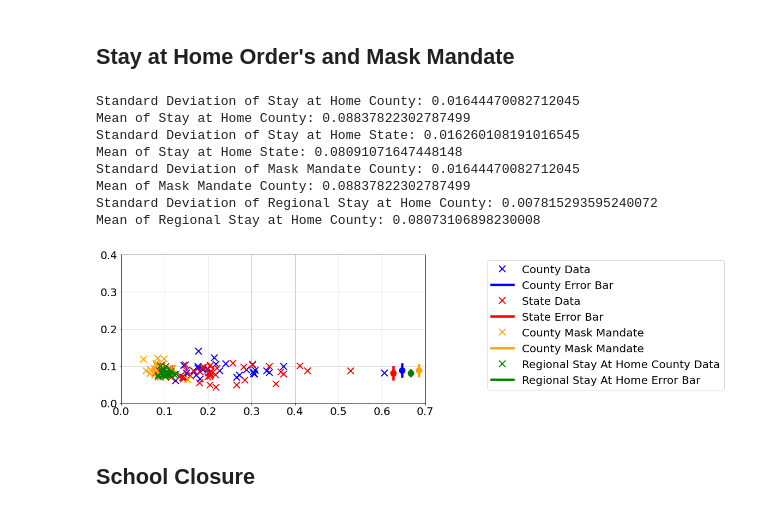
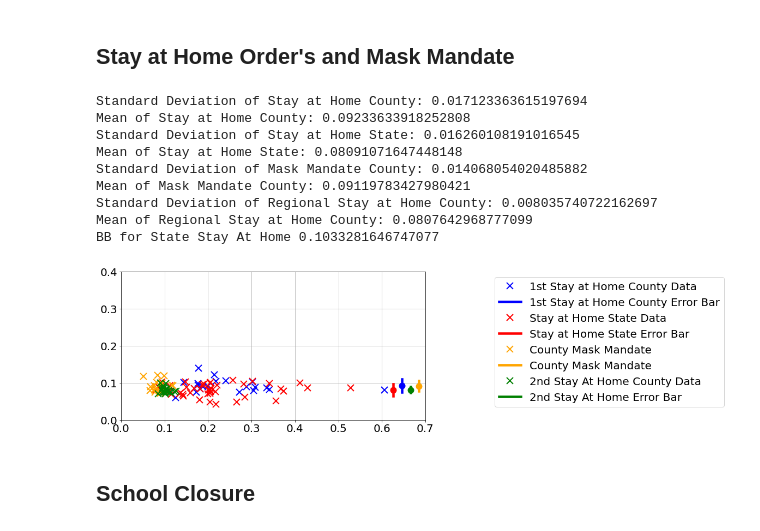
Before and after one commit to holiday-pettijohn/COVID-Tracking-Biola-Summer, a Jupyter notebook: Code/State and County Measures.ipynb, the cells around one changed output. Saved outputs shown, nothing was run; the diff lists cells and outputs as text; code cells hidden in the pictures.

Commit message:
Finished plotting of stuff

```diff
--- a/Code/State and County Measures.ipynb
+++ b/Code/State and County Measures.ipynb
@@ -1098,7 +1099,7 @@ fig,ax = plt.subplots(figsize = (10,5))
 
 #Getting and Plotting County Data
 bBC, bAC = getBetaDistribution("Stay at Home Order", county = True, exact = True)
-ax.plot(bBC,bAC, 'x', label = 'County Data', color = 'blue', markersize = 12, markeredgewidth=2)
+ax.plot(bBC,bAC, 'x', label = '1st Stay at Home County Data', color = 'blue', markersize = 12, markeredgewidth=2)
 
 mean=np.mean(bAC)
 std=np.std(bAC)
@@ -1107,7 +1108,7 @@ yb = (mean + std ) / (.4)
 
 
 #Plotting the County Data Bar
-plt.axvline(x=np.max(bBC)+0.04, ymin = ysC, ymax = ybC, label = 'County Error Bar', color = 'blue', linewidth = 4.5)
+plt.axvline(x=np.max(bBC)+0.04, ymin = ys, ymax = yb, label = '1st Stay at Home County Error Bar', color = 'blue', linewidth = 4.5)
 ax.plot(np.max(bBC) +0.04, mean, 'bo', markersize = 11)
 
 print("Standard Deviation of Stay at Home County:", np.std(bAC))
@@ -1115,7 +1116,7 @@ print("Mean of Stay at Home County:", np.mean(bAC))
 
 #Getting and Plotting State Data
 bBS, bAS =  getBetaDistribution("Stay at Home Order")
-ax.plot(bBS,bAS, 'x', label = 'State Data', color = 'red', markersize = 12, markeredgewidth =2)
+ax.plot(bBS,bAS, 'x', label = 'Stay at Home State Data', color = 'red', markersize = 12, markeredgewidth =2)
 
 meanS = np.mean(bAS)
 stdS = np.std(bAS)
@@ -1123,7 +1124,7 @@ ysS = (meanS - stdS ) / (.4)
 ybS = (meanS + stdS ) / (.4)
 
 #Plotting the State Data Bar
-plt.axvline(x=np.max(bBC)+0.02, ymin = ysS, ymax = ybS, color = 'red', label = 'State Error Bar', linewidth=4.5)
+plt.axvline(x=np.max(bBC)+0.02, ymin = ysS, ymax = ybS, color = 'red', label = 'Stay at Home State Error Bar', linewidth=4.5)
 ax.plot(np.max(bBC)+0.02, meanS, 'ro', markersize = 11)
 
 print("Standard Deviation of Stay at Home State:", np.std(bAS))
@@ -1143,53 +1144,55 @@ yb = (mean + std ) / (.4)
 plt.axvline(x=np.max(bBC)+0.08, ymin = ys, ymax = yb, label = 'County Mask Mandate', color = 'orange', linewidth = 4.5)
 ax.plot(np.max(bBC) +0.08, mean, 'o', color = 'orange', markersize = 11)
 
-print("Standard Deviation of Mask Mandate County:", np.std(bAC))
-print("Mean of Mask Mandate County:", np.mean(bAC))
+print("Standard Deviation of Mask Mandate County:", np.std(bAM))
+print("Mean of Mask Mandate County:", np.mean(bAM))
 
 
 #Getting and Plotting Regional County Data
 bBR, bAR = getBetaDistribution("Regional Stay at Home Order", county = True ,exact = True)
-ax.plot(bBR,bAR, 'x', label = 'Regional Stay At Home County Data', color = 'green', markersize = 12, markeredgewidth = 2)
+ax.plot(bBR,bAR, 'x', label = '2nd Stay At Home County Data', color = 'green', markersize = 12, markeredgewidth = 2)
 
 mean=np.mean(bAR)
 std=np.std(bAR)
 ys = (mean - std ) / (.4)
 yb = (mean + std ) / (.4)
 
 #Plotting the Regional County Bar
-plt.axvline(x=np.max(bBC)+0.06, ymin = ys, ymax = yb, label = 'Regional Stay At Home Error Bar', color = 'green', linewidth=4.5)
+plt.axvline(x=np.max(bBC)+0.06, ymin = ys, ymax = yb, label = '2nd Stay At Home Error Bar', color = 'green', linewidth=4.5)
 ax.plot(np.max(bBC) +0.06, mean, 'go', markersize = 11)
 
 print("Standard Deviation of Regional Stay at Home County:", np.std(bAR))
 print("Mean of Regional Stay at Home County:", np.mean(bAR))
+print("BB for State Stay At Home", np.mean(bBR))
 
 
 #Customizing the Figure
 #ax.set_title("Stay at Home Order", fontsize = 30)
 #ax.set_xlabel("Beta Before", fontsize = 20)
 #ax.set_ylabel("Beta After", fontsize = 20)
 plt.rc('xtick', labelsize=20)
 plt.rc('ytick', labelsize=20)
 ax.legend(fontsize = 20, bbox_to_anchor=(2, 1))
 ax.grid()
 #ax.set_xlim(0,np.max(bBC)+0.1)
 #ax.set_ylim(0,np.max(bBC)+0.1)
 
 ax.set_ylim(0,0.4)
 ax.set_xlim(0,0.7)
 #figsize=(hw,hw*(yrange/xrange)
 
-plt.savefig("../Figures/Stay at Home Order Comparing Counties and States.svg", dpi=200, facecolor='w', edgecolor='w',orientation='portrait', format="svg",transparent=False, bbox_inches=None, pad_inches=0.1, metadata=None)
+plt.savefig("../Figures/Measures Comparing Counties and States.png", dpi=600, facecolor='w', edgecolor='w',orientation='portrait', format="png",transparent=False, bbox_inches=None, pad_inches=0.1, metadata=None)
 # %% [output]
-Standard Deviation of Stay at Home County: 0.01644470082712045
-Mean of Stay at Home County: 0.08837822302787499
+Standard Deviation of Stay at Home County: 0.017123363615197694
+Mean of Stay at Home County: 0.09233633918252808
 Standard Deviation of Stay at Home State: 0.016260108191016545
 Mean of Stay at Home State: 0.08091071647448148
-Standard Deviation of Mask Mandate County: 0.01644470082712045
-Mean of Mask Mandate County: 0.08837822302787499
-Standard Deviation of Regional Stay at Home County: 0.007815293595240072
-Mean of Regional Stay at Home County: 0.08073106898230008
+Standard Deviation of Mask Mandate County: 0.014068054020485882
+Mean of Mask Mandate County: 0.09119783427980421
+Standard Deviation of Regional Stay at Home County: 0.008035740722162697
+Mean of Regional Stay at Home County: 0.0807642968777099
+BB for State Stay At Home 0.1033281646747077
-[figure, old version]
+[figure, new version]
 # %% [markdown]
 ## School Closure
 # %%
```
Also changed, not shown: parts of 1 cell of this notebook, 6 other files.
